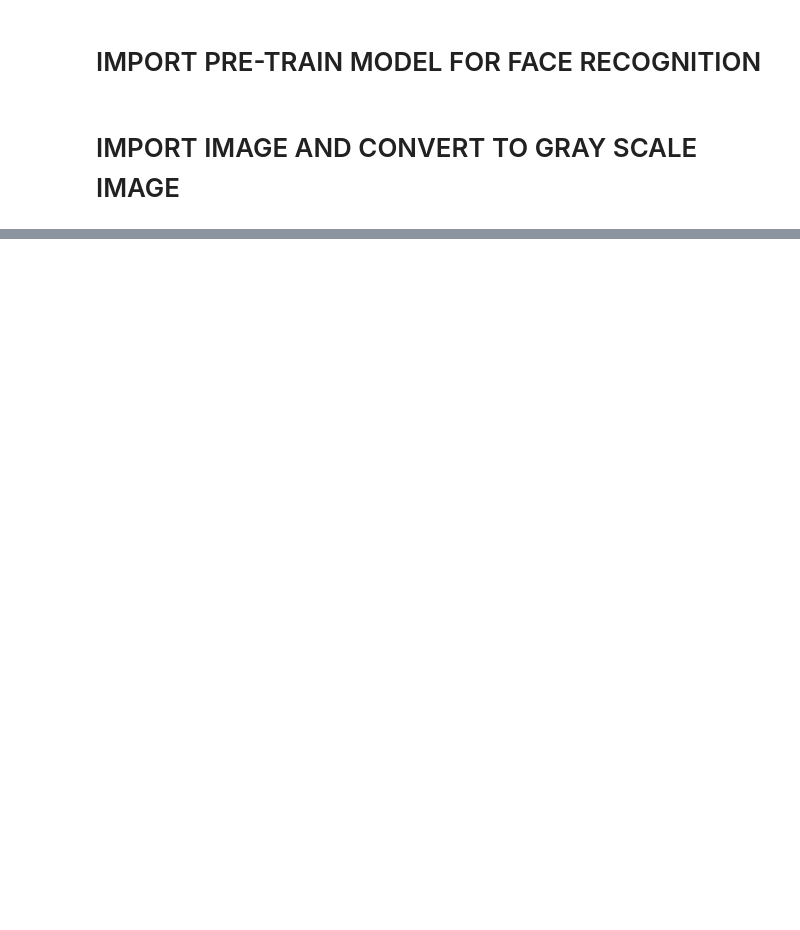
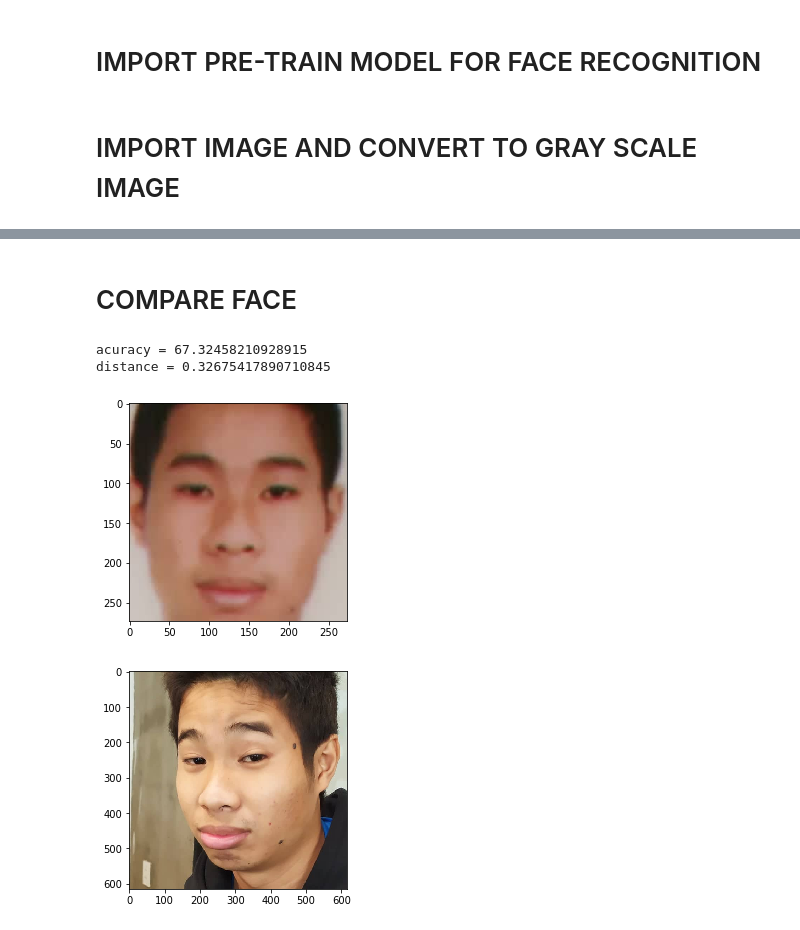
Before and after one commit to tuminh14/FE_CREDIT_FINAL, a Jupyter notebook: Face_recognition.ipynb, the cells around one changed output, grey strips where cells are left out. Saved outputs shown, nothing was run; the diff lists cells and outputs as text; code cells hidden in the pictures; blank space fills up the shorter version.

```diff
--- a/Face_recognition.ipynb
+++ b/Face_recognition.ipynb
@@ -63,0 +55,40 @@ mse = 7354.351290350993
+# %% [markdown]
+# COMPARE FACE
+# %%
+try:
+    if (face_cmnd.shape == face_self.shape):
+        difference = cv2.subtract(face_cmnd, face_self)
+        b, g, r = cv2.split(difference)
+        if cv2.countNonZero(b) == 0 and cv2.countNonZero(g) == 0 and cv2.countNonZero(r) == 0:
+            print('Somethings wrong here, two faces you give are exactly the same! Try again!')
+        else:
+            cmnd_encoded = fr.face_encodings(face_cmnd,num_jitters=100)[0]
+            self_encoded = fr.face_encodings(face_self,num_jitters=100)[0]
+            match = fr.compare_faces([cmnd_encoded],self_encoded)[0]
+            distance = fr.face_distance([cmnd_encoded],self_encoded)[0]
+    else:
+        w = min(face_cmnd.shape[0], face_self.shape[0])
+        h = min(face_cmnd.shape[1], face_self.shape[1])
+        dim = (w,h)
+        face_cmnd_resize = cv2.resize(face_cmnd,dim)
+        face_self_resize = cv2.resize(face_self,dim)
+    #     face_cmnd_resize = ((np.log(face_cmnd_resize+1)/(np.log(1+np.max(face_cmnd_resize))))*255).astype('uint8')
+    #     face_self_resize = ((np.log(face_self_resize+1)/(np.log(1+np.max(face_self_resize))))*255).astype('uint8')
+        cmnd_encoded = fr.face_encodings(face_cmnd_resize,num_jitters=100)[0]
+        self_encoded = fr.face_encodings(face_self_resize,num_jitters=100)[0]
+        match = fr.compare_faces([cmnd_encoded],self_encoded)[0]
+        distance = fr.face_distance([cmnd_encoded],self_encoded)[0]
+        print('acuracy =',(1-distance)*100,'\ndistance =',distance)
+    show = []
+    show.append(face_cmnd)
+    show.append(face_self)
+    for i in show:
+        plt.imshow(i)
+        plt.show()
+except:
+    print('Somethings wrong here, two faces you give are exactly the same! Try again!')
+# %% [output]
+acuracy = 67.32458210928915
+distance = 0.32675417890710845
+[figure, added]
+[figure, added]
```
Also changed, not shown: parts of 9 cells of this notebook, 23 other files.
